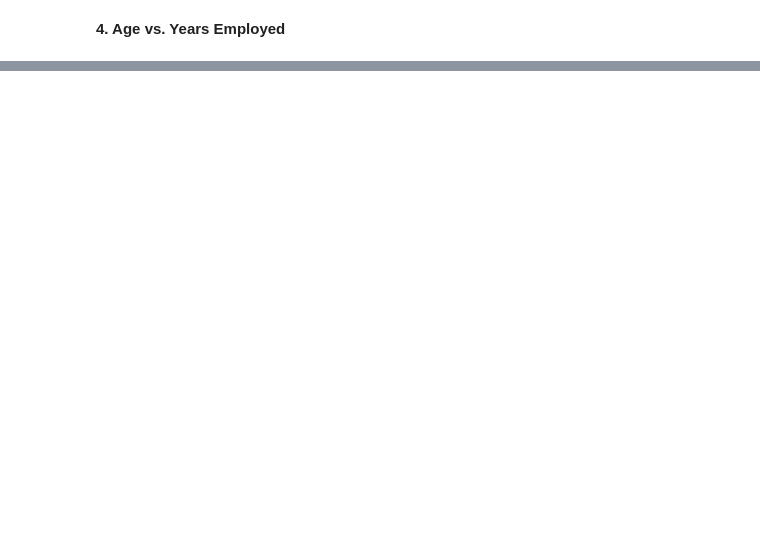
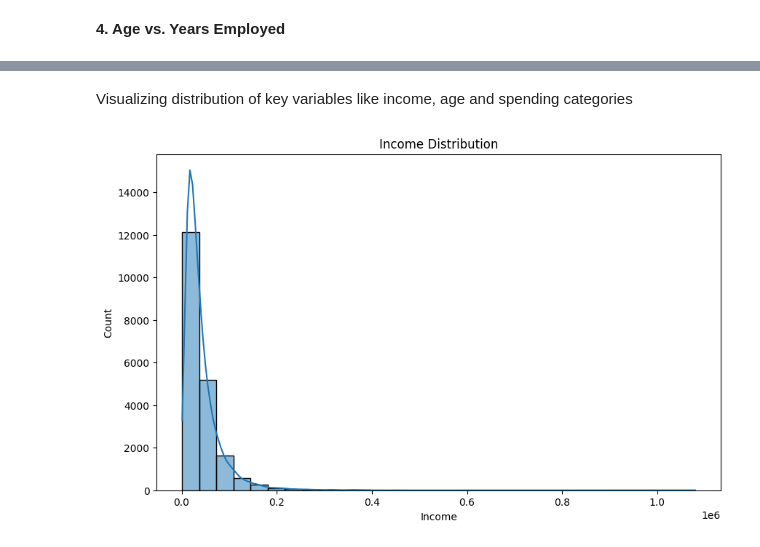
Before and after one commit to victormuuo07/PennyPal-System, a Jupyter notebook: pennypal-system.ipynb, the cells around one changed output, grey strips where cells are left out. Drawn from its saved outputs; the diff is of its cells as text; code cells hidden in the pictures; blank space fills up the shorter version.

```diff
--- a/pennypal-system.ipynb
+++ b/pennypal-system.ipynb
@@ -728,0 +1750,10 @@ print(df22.describe())
+# %% [markdown]
+Visualizing distribution of key variables like income, age and spending categories
+# %%
+# Distribution of income
+plt.figure(figsize=(10, 6))
+sns.histplot(df26['Income'], bins=30, kde=True)
+plt.title("Income Distribution")
+plt.show()
+# %% [output]
+[figure, added]
```
Also changed, not shown: parts of 89 cells of this notebook.
